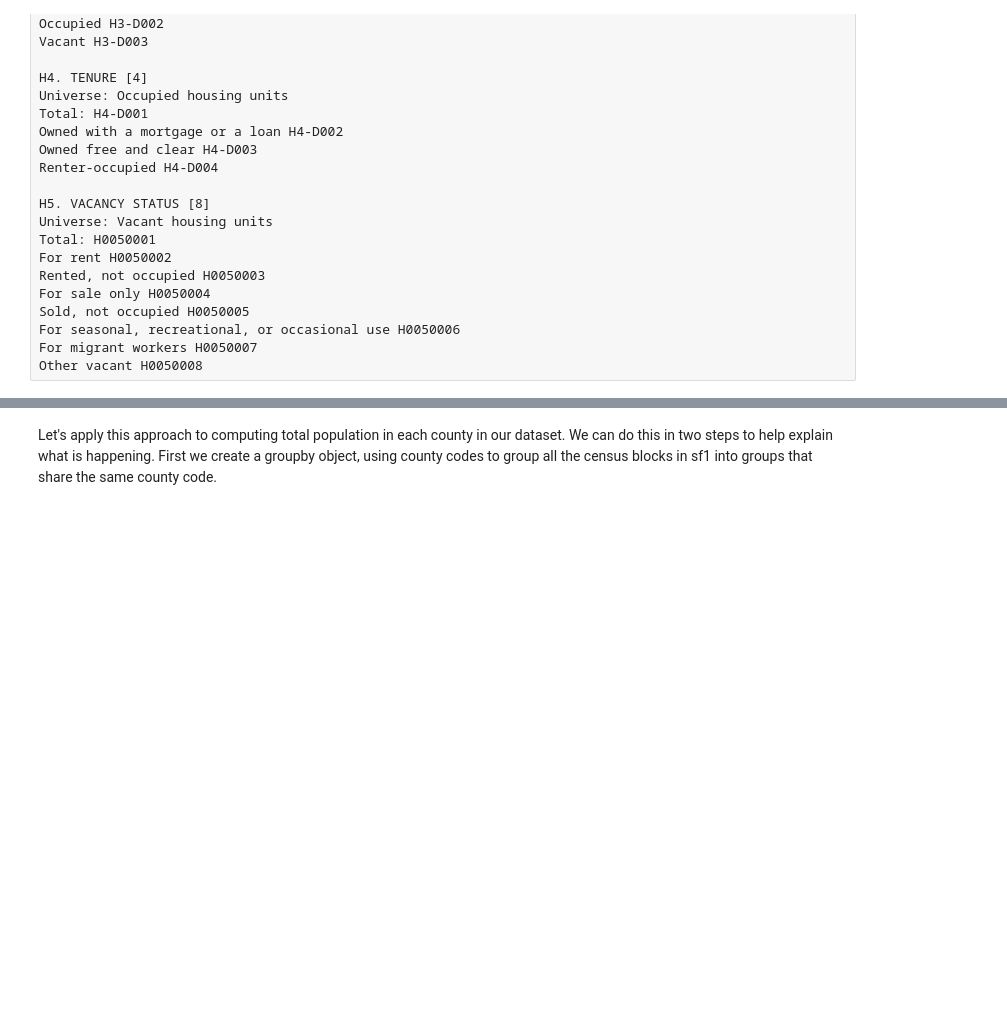
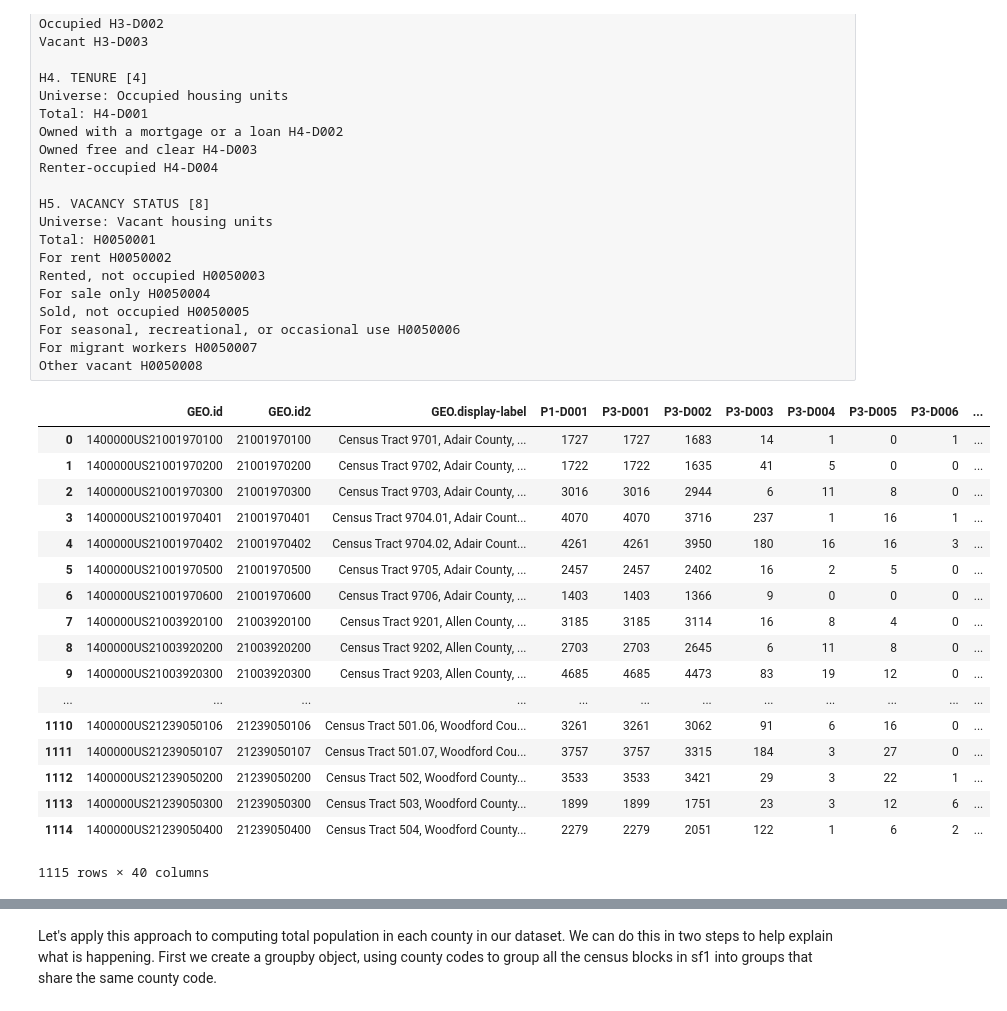
Before and after one commit to shafikamoni/ce599, a Jupyter notebook: 11-Grouping/groupby.ipynb, the cells around one changed output, grey strips where cells are left out. Saved outputs shown, nothing was run; the diff lists cells and outputs as text; code cells hidden in the pictures; blank space fills up the shorter version.

```diff
--- a/11-Grouping/groupby.ipynb
+++ b/11-Grouping/groupby.ipynb
@@ -61,19 +61,40 @@ Other vacant H0050008
 # %%
 import pandas as pd
 
 # skip the second row, which contains descriptions
 sf1 = pd.read_csv('data/DEC_10_SF1_combined.csv', skiprows=[1])#skip particular row
+#def split_tract(x):
+    #return x.split(sep=',')[0]
 
 # make the tract, county and state separate
 sf1['tract'] = sf1['GEO.display-label'].apply(lambda x: x.split(sep=',')[0])
 sf1['county'] = sf1['GEO.display-label'].apply(lambda x: x.split(sep=',')[1])
 sf1['state'] = sf1['GEO.display-label'].apply(lambda x: x.split(sep=',')[2])
-
+#h-housing, p-people
 # compute some derived fields
 sf1['pct_rent'] = sf1['H4-D004'] / sf1['H4-D001'] * 100
 sf1['pct_black'] = sf1['P3-D003'] / sf1['P3-D001'] * 100
 sf1['pct_asian'] = sf1['P3-D005'] / sf1['P3-D001'] * 100
 sf1['pct_white'] = sf1['P3-D002'] / sf1['P3-D001'] * 100
 sf1['pct_hisp'] = sf1['P4-D003'] / sf1['P4-D001'] * 100
 sf1['pct_vacant'] = sf1['H5-D001'] / sf1['H1-D001'] * 100
-sf1[:5]
+sf1
+# %% [output]
+|  | GEO.id | GEO.id2 | GEO.display-label | P1-D001 | P3-D001 | P3-D002 | P3-D003 | P3-D004 | P3-D005 | P3-D006 | ... |
+| 0 | 1400000US21001970100 | 21001970100 | Census Tract 9701, Adair County, ... | 1727 | 1727 | 1683 | 14 | 1 | 0 | 1 | ... |
+| 1 | 1400000US21001970200 | 21001970200 | Census Tract 9702, Adair County, ... | 1722 | 1722 | 1635 | 41 | 5 | 0 | 0 | ... |
+| 2 | 1400000US21001970300 | 21001970300 | Census Tract 9703, Adair County, ... | 3016 | 3016 | 2944 | 6 | 11 | 8 | 0 | ... |
+| 3 | 1400000US21001970401 | 21001970401 | Census Tract 9704.01, Adair Count... | 4070 | 4070 | 3716 | 237 | 1 | 16 | 1 | ... |
+| 4 | 1400000US21001970402 | 21001970402 | Census Tract 9704.02, Adair Count... | 4261 | 4261 | 3950 | 180 | 16 | 16 | 3 | ... |
+| 5 | 1400000US21001970500 | 21001970500 | Census Tract 9705, Adair County, ... | 2457 | 2457 | 2402 | 16 | 2 | 5 | 0 | ... |
+| 6 | 1400000US21001970600 | 21001970600 | Census Tract 9706, Adair County, ... | 1403 | 1403 | 1366 | 9 | 0 | 0 | 0 | ... |
+| 7 | 1400000US21003920100 | 21003920100 | Census Tract 9201, Allen County, ... | 3185 | 3185 | 3114 | 16 | 8 | 4 | 0 | ... |
+| 8 | 1400000US21003920200 | 21003920200 | Census Tract 9202, Allen County, ... | 2703 | 2703 | 2645 | 6 | 11 | 8 | 0 | ... |
+| 9 | 1400000US21003920300 | 21003920300 | Census Tract 9203, Allen County, ... | 4685 | 4685 | 4473 | 83 | 19 | 12 | 0 | ... |
+| ... | ... | ... | ... | ... | ... | ... | ... | ... | ... | ... | ... |
+| 1110 | 1400000US21239050106 | 21239050106 | Census Tract 501.06, Woodford Cou... | 3261 | 3261 | 3062 | 91 | 6 | 16 | 0 | ... |
+| 1111 | 1400000US21239050107 | 21239050107 | Census Tract 501.07, Woodford Cou... | 3757 | 3757 | 3315 | 184 | 3 | 27 | 0 | ... |
+| 1112 | 1400000US21239050200 | 21239050200 | Census Tract 502, Woodford County... | 3533 | 3533 | 3421 | 29 | 3 | 22 | 1 | ... |
+| 1113 | 1400000US21239050300 | 21239050300 | Census Tract 503, Woodford County... | 1899 | 1899 | 1751 | 23 | 3 | 12 | 6 | ... |
+| 1114 | 1400000US21239050400 | 21239050400 | Census Tract 504, Woodford County... | 2279 | 2279 | 2051 | 122 | 1 | 6 | 2 | ... |
+1115 rows × 40 columns
```
Also changed, not shown: parts of 38 cells of this notebook.
